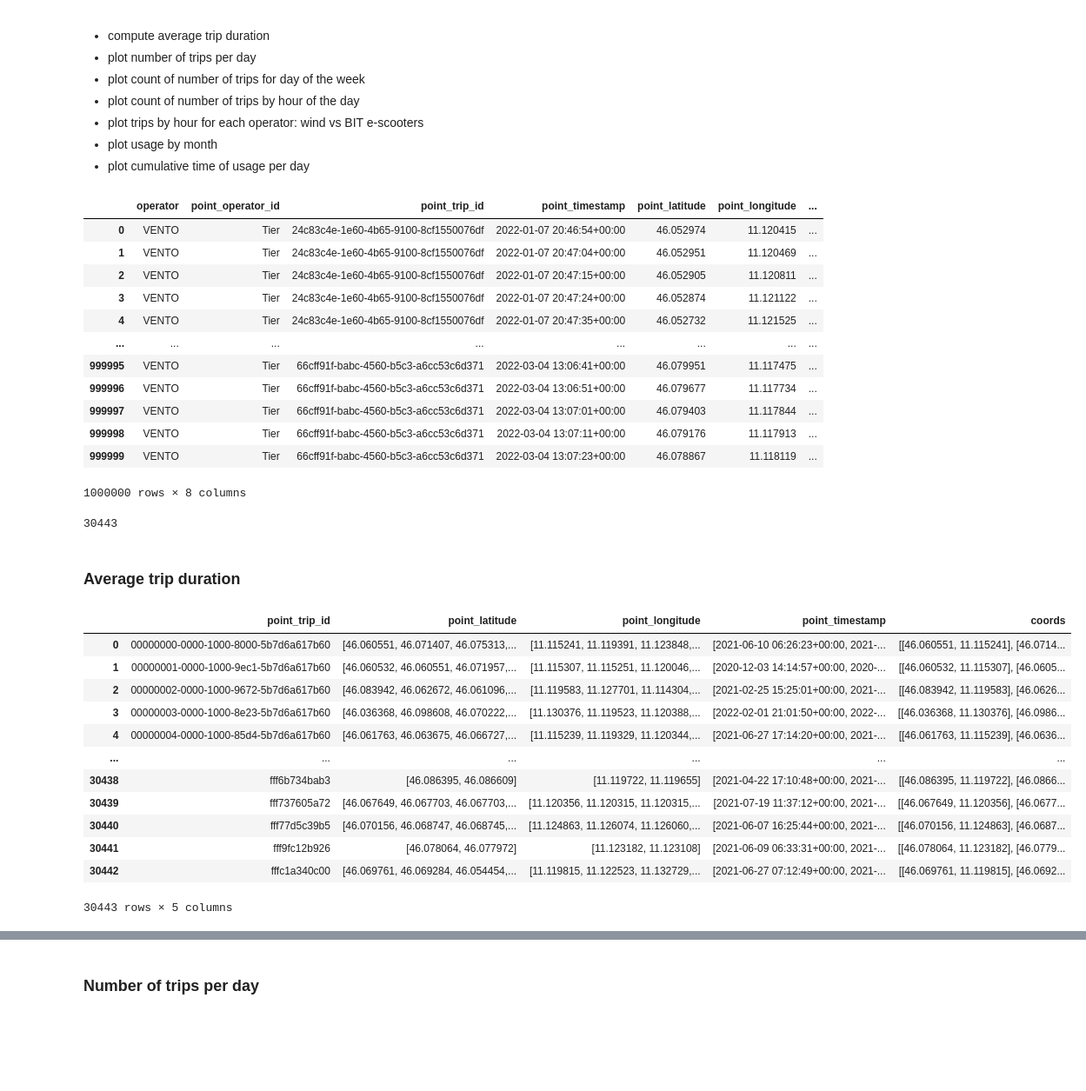
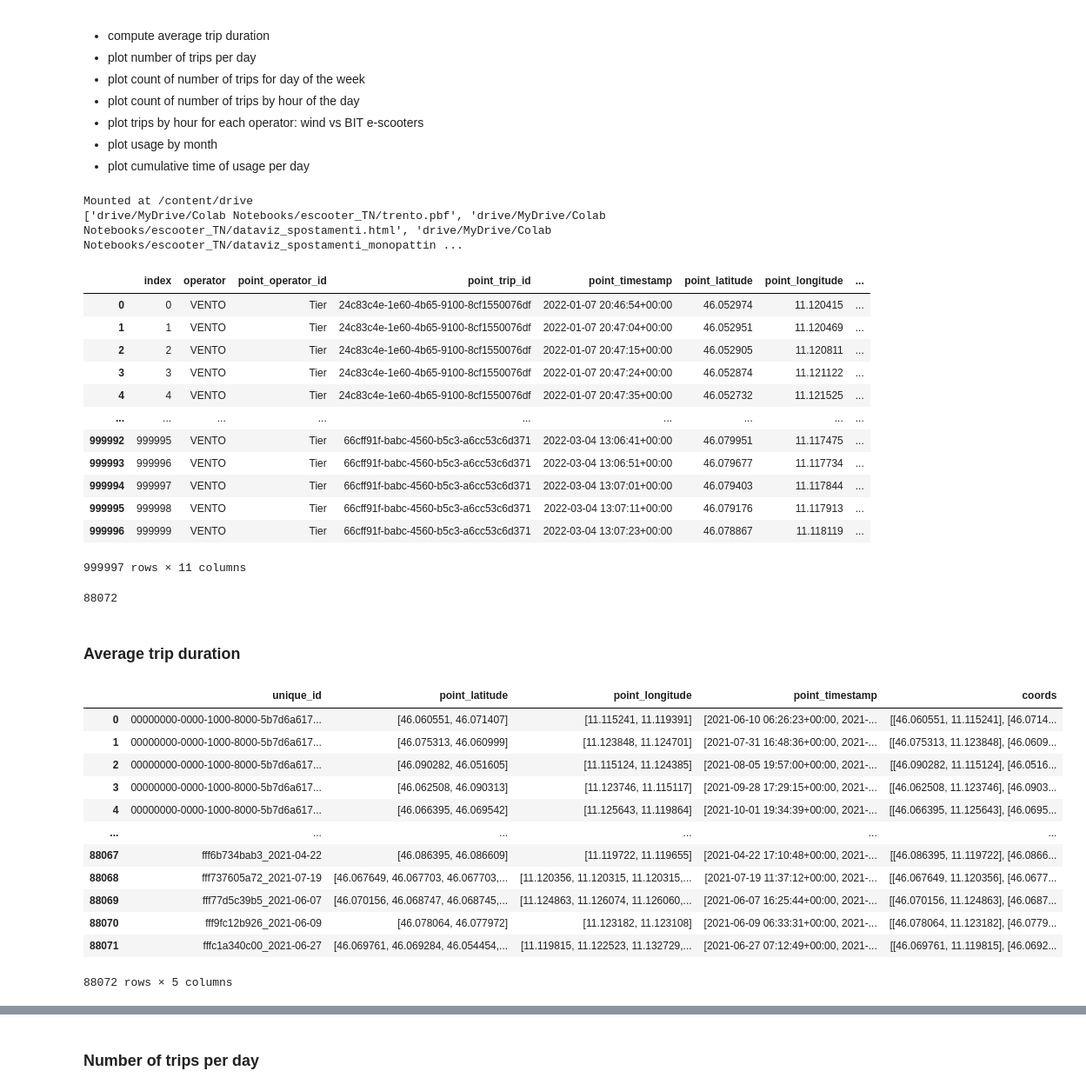
Before and after one commit to dclfbk/escooter_trento, a Jupyter notebook: code/ExploreTrips.ipynb, the cells around one changed output, grey strips where cells are left out. Shown at 87% size. Cells and saved outputs as stored; diff of their text form; code cells hidden in the pictures; blank space fills up the shorter version.

```diff
--- a/code/ExploreTrips.ipynb
+++ b/code/ExploreTrips.ipynb
@@ -7,6 +7,21 @@
 - plot trips by hour for each operator: wind vs BIT e-scooters
 - plot usage by month
 - plot cumulative time of usage per day
+# %%
+import os
+import sys
+from google.colab import drive
+import glob
+
+path = "/content/drive"
+drive.mount(path, force_remount=True)
+data_path = "drive/MyDrive/Colab Notebooks/escooter_TN"
+
+myfiles = glob.glob(os.path.join(data_path, '*'))
+print(myfiles)
+# %% [output]
+Mounted at /content/drive
+['drive/MyDrive/Colab Notebooks/escooter_TN/trento.pbf', 'drive/MyDrive/Colab Notebooks/escooter_TN/dataviz_spostamenti.html', 'drive/MyDrive/Colab Notebooks/escooter_TN/dataviz_spostamenti_monopattin ...
 # %%
 import pandas as pd
 import numpy as np
@@ -14,47 +29,47 @@ import matplotlib.pyplot as plt
 import seaborn as sns
 import datetime as dt
 # %%
-df = pd.read_parquet('../data/trips_pointv3.parquet')
+df = pd.read_parquet(data_path+'/trips_pointv3_cleaned.parquet')
 # %%
 df
 # %% [output]
-|  | operator | point_operator_id | point_trip_id | point_timestamp | point_latitude | point_longitude | ... |
-| 0 | VENTO | Tier | 24c83c4e-1e60-4b65-9100-8cf1550076df | 2022-01-07 20:46:54+00:00 | 46.052974 | 11.120415 | ... |
-| 1 | VENTO | Tier | 24c83c4e-1e60-4b65-9100-8cf1550076df | 2022-01-07 20:47:04+00:00 | 46.052951 | 11.120469 | ... |
-| 2 | VENTO | Tier | 24c83c4e-1e60-4b65-9100-8cf1550076df | 2022-01-07 20:47:15+00:00 | 46.052905 | 11.120811 | ... |
-| 3 | VENTO | Tier | 24c83c4e-1e60-4b65-9100-8cf1550076df | 2022-01-07 20:47:24+00:00 | 46.052874 | 11.121122 | ... |
-| 4 | VENTO | Tier | 24c83c4e-1e60-4b65-9100-8cf1550076df | 2022-01-07 20:47:35+00:00 | 46.052732 | 11.121525 | ... |
-| ... | ... | ... | ... | ... | ... | ... | ... |
-| 999995 | VENTO | Tier | 66cff91f-babc-4560-b5c3-a6cc53c6d371 | 2022-03-04 13:06:41+00:00 | 46.079951 | 11.117475 | ... |
-| 999996 | VENTO | Tier | 66cff91f-babc-4560-b5c3-a6cc53c6d371 | 2022-03-04 13:06:51+00:00 | 46.079677 | 11.117734 | ... |
-| 999997 | VENTO | Tier | 66cff91f-babc-4560-b5c3-a6cc53c6d371 | 2022-03-04 13:07:01+00:00 | 46.079403 | 11.117844 | ... |
-| 999998 | VENTO | Tier | 66cff91f-babc-4560-b5c3-a6cc53c6d371 | 2022-03-04 13:07:11+00:00 | 46.079176 | 11.117913 | ... |
-| 999999 | VENTO | Tier | 66cff91f-babc-4560-b5c3-a6cc53c6d371 | 2022-03-04 13:07:23+00:00 | 46.078867 | 11.118119 | ... |
+|  | index | operator | point_operator_id | point_trip_id | point_timestamp | point_latitude | point_longitude | ... |
+| 0 | 0 | VENTO | Tier | 24c83c4e-1e60-4b65-9100-8cf1550076df | 2022-01-07 20:46:54+00:00 | 46.052974 | 11.120415 | ... |
+| 1 | 1 | VENTO | Tier | 24c83c4e-1e60-4b65-9100-8cf1550076df | 2022-01-07 20:47:04+00:00 | 46.052951 | 11.120469 | ... |
+| 2 | 2 | VENTO | Tier | 24c83c4e-1e60-4b65-9100-8cf1550076df | 2022-01-07 20:47:15+00:00 | 46.052905 | 11.120811 | ... |
+| 3 | 3 | VENTO | Tier | 24c83c4e-1e60-4b65-9100-8cf1550076df | 2022-01-07 20:47:24+00:00 | 46.052874 | 11.121122 | ... |
+| 4 | 4 | VENTO | Tier | 24c83c4e-1e60-4b65-9100-8cf1550076df | 2022-01-07 20:47:35+00:00 | 46.052732 | 11.121525 | ... |
+| ... | ... | ... | ... | ... | ... | ... | ... | ... |
+| 999992 | 999995 | VENTO | Tier | 66cff91f-babc-4560-b5c3-a6cc53c6d371 | 2022-03-04 13:06:41+00:00 | 46.079951 | 11.117475 | ... |
+| 999993 | 999996 | VENTO | Tier | 66cff91f-babc-4560-b5c3-a6cc53c6d371 | 2022-03-04 13:06:51+00:00 | 46.079677 | 11.117734 | ... |
+| 999994 | 999997 | VENTO | Tier | 66cff91f-babc-4560-b5c3-a6cc53c6d371 | 2022-03-04 13:07:01+00:00 | 46.079403 | 11.117844 | ... |
+| 999995 | 999998 | VENTO | Tier | 66cff91f-babc-4560-b5c3-a6cc53c6d371 | 2022-03-04 13:07:11+00:00 | 46.079176 | 11.117913 | ... |
+| 999996 | 999999 | VENTO | Tier | 66cff91f-babc-4560-b5c3-a6cc53c6d371 | 2022-03-04 13:07:23+00:00 | 46.078867 | 11.118119 | ... |
-1000000 rows × 8 columns
+999997 rows × 11 columns
 # %%
-len(pd.unique(df.point_trip_id))
+len(pd.unique(df.unique_id)) # number of trips
 # %% [output]
-30443
+88072
 # %% [markdown]
 ### Average trip duration
 # %%
-new_df = df.groupby('point_trip_id', as_index=False).aggregate({"point_latitude": lambda x: x.to_list(),"point_longitude": lambda x: x.to_list(), "point_timestamp":lambda x: x.to_list()})
+new_df = df.groupby('unique_id', as_index=False).aggregate({"point_latitude": lambda x: x.to_list(),"point_longitude": lambda x: x.to_list(), "point_timestamp":lambda x: x.to_list()})
 new_df["coords"] = [ [[k,v] for k,v in zip(i,j)] for i,j in zip(new_df["point_latitude"], new_df["point_longitude"])]
 new_df
 # %% [output]
-|  | point_trip_id | point_latitude | point_longitude | point_timestamp | coords |
-| 0 | 00000000-0000-1000-8000-5b7d6a617b60 | [46.060551, 46.071407, 46.075313,... | [11.115241, 11.119391, 11.123848,... | [2021-06-10 06:26:23+00:00, 2021-... | [[46.060551, 11.115241], [46.0714... |
-| 1 | 00000001-0000-1000-9ec1-5b7d6a617b60 | [46.060532, 46.060551, 46.071957,... | [11.115307, 11.115251, 11.120046,... | [2020-12-03 14:14:57+00:00, 2020-... | [[46.060532, 11.115307], [46.0605... |
-| 2 | 00000002-0000-1000-9672-5b7d6a617b60 | [46.083942, 46.062672, 46.061096,... | [11.119583, 11.127701, 11.114304,... | [2021-02-25 15:25:01+00:00, 2021-... | [[46.083942, 11.119583], [46.0626... |
-| 3 | 00000003-0000-1000-8e23-5b7d6a617b60 | [46.036368, 46.098608, 46.070222,... | [11.130376, 11.119523, 11.120388,... | [2022-02-01 21:01:50+00:00, 2022-... | [[46.036368, 11.130376], [46.0986... |
-| 4 | 00000004-0000-1000-85d4-5b7d6a617b60 | [46.061763, 46.063675, 46.066727,... | [11.115239, 11.119329, 11.120344,... | [2021-06-27 17:14:20+00:00, 2021-... | [[46.061763, 11.115239], [46.0636... |
+|  | unique_id | point_latitude | point_longitude | point_timestamp | coords |
+| 0 | 00000000-0000-1000-8000-5b7d6a617... | [46.060551, 46.071407] | [11.115241, 11.119391] | [2021-06-10 06:26:23+00:00, 2021-... | [[46.060551, 11.115241], [46.0714... |
+| 1 | 00000000-0000-1000-8000-5b7d6a617... | [46.075313, 46.060999] | [11.123848, 11.124701] | [2021-07-31 16:48:36+00:00, 2021-... | [[46.075313, 11.123848], [46.0609... |
+| 2 | 00000000-0000-1000-8000-5b7d6a617... | [46.090282, 46.051605] | [11.115124, 11.124385] | [2021-08-05 19:57:00+00:00, 2021-... | [[46.090282, 11.115124], [46.0516... |
+| 3 | 00000000-0000-1000-8000-5b7d6a617... | [46.062508, 46.090313] | [11.123746, 11.115117] | [2021-09-28 17:29:15+00:00, 2021-... | [[46.062508, 11.123746], [46.0903... |
+| 4 | 00000000-0000-1000-8000-5b7d6a617... | [46.066395, 46.069542] | [11.125643, 11.119864] | [2021-10-01 19:34:39+00:00, 2021-... | [[46.066395, 11.125643], [46.0695... |
 | ... | ... | ... | ... | ... | ... |
-| 30438 | fff6b734bab3 | [46.086395, 46.086609] | [11.119722, 11.119655] | [2021-04-22 17:10:48+00:00, 2021-... | [[46.086395, 11.119722], [46.0866... |
-| 30439 | fff737605a72 | [46.067649, 46.067703, 46.067703,... | [11.120356, 11.120315, 11.120315,... | [2021-07-19 11:37:12+00:00, 2021-... | [[46.067649, 11.120356], [46.0677... |
-| 30440 | fff77d5c39b5 | [46.070156, 46.068747, 46.068745,... | [11.124863, 11.126074, 11.126060,... | [2021-06-07 16:25:44+00:00, 2021-... | [[46.070156, 11.124863], [46.0687... |
-| 30441 | fff9fc12b926 | [46.078064, 46.077972] | [11.123182, 11.123108] | [2021-06-09 06:33:31+00:00, 2021-... | [[46.078064, 11.123182], [46.0779... |
-| 30442 | fffc1a340c00 | [46.069761, 46.069284, 46.054454,... | [11.119815, 11.122523, 11.132729,... | [2021-06-27 07:12:49+00:00, 2021-... | [[46.069761, 11.119815], [46.0692... |
+| 88067 | fff6b734bab3_2021-04-22 | [46.086395, 46.086609] | [11.119722, 11.119655] | [2021-04-22 17:10:48+00:00, 2021-... | [[46.086395, 11.119722], [46.0866... |
+| 88068 | fff737605a72_2021-07-19 | [46.067649, 46.067703, 46.067703,... | [11.120356, 11.120315, 11.120315,... | [2021-07-19 11:37:12+00:00, 2021-... | [[46.067649, 11.120356], [46.0677... |
+| 88069 | fff77d5c39b5_2021-06-07 | [46.070156, 46.068747, 46.068745,... | [11.124863, 11.126074, 11.126060,... | [2021-06-07 16:25:44+00:00, 2021-... | [[46.070156, 11.124863], [46.0687... |
+| 88070 | fff9fc12b926_2021-06-09 | [46.078064, 46.077972] | [11.123182, 11.123108] | [2021-06-09 06:33:31+00:00, 2021-... | [[46.078064, 11.123182], [46.0779... |
+| 88071 | fffc1a340c00_2021-06-27 | [46.069761, 46.069284, 46.054454,... | [11.119815, 11.122523, 11.132729,... | [2021-06-27 07:12:49+00:00, 2021-... | [[46.069761, 11.119815], [46.0692... |
-30443 rows × 5 columns
+88072 rows × 5 columns
 # %%
 new_df.point_timestamp[0]
 # %% [output]
```
Also changed, not shown: parts of 50 cells of this notebook.
